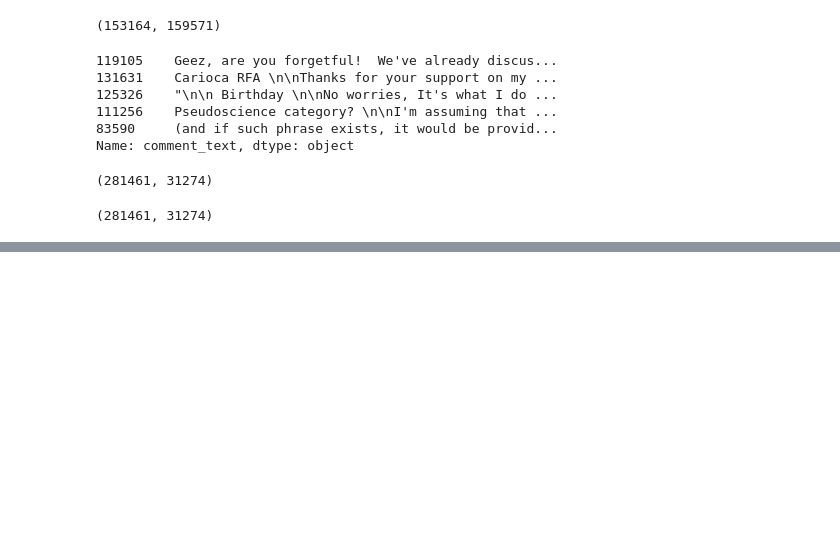
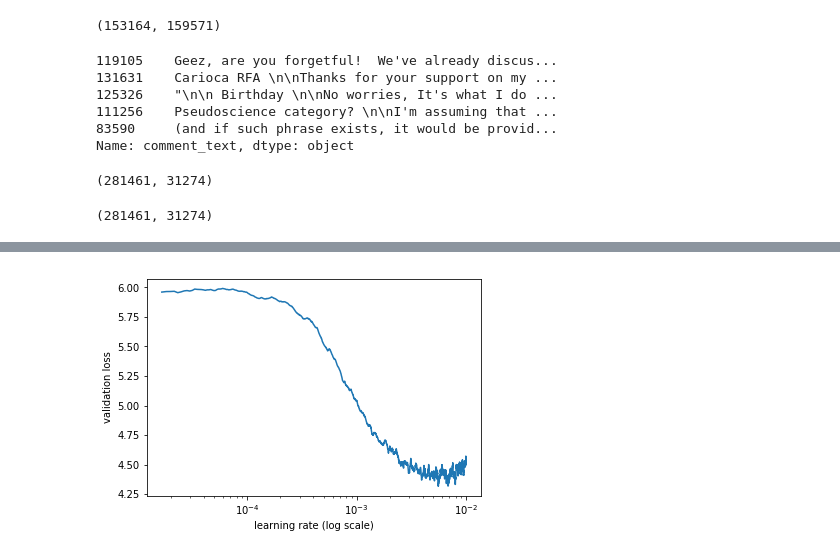
Before and after one commit to Wildebeest/fastai, a Jupyter notebook: courses/dl1/ToxicComments.ipynb, the cells around one changed output, grey strips where cells are left out. Cells and saved outputs as stored; diff of their text form; code cells hidden in the pictures; blank space fills up the shorter version.

```diff
--- a/courses/dl1/ToxicComments.ipynb
+++ b/courses/dl1/ToxicComments.ipynb
@@ -74,0 +223,3 @@ def get_texts(df, n_lbls=1):
+# %%
+vs=len(itos)
+vs,len(trn_lm)
@@ -74,0 +228,12 @@ def get_texts(df, n_lbls=1):
+# %%
+trn_dl = LanguageModelLoader(np.concatenate(trn_lm), bs, bptt)
+val_dl = LanguageModelLoader(np.concatenate(val_lm), bs, bptt)
+md = LanguageModelData(PATH, 1, vs, trn_dl, val_dl, bs=bs, bptt=bptt)
+# %%
+drops = np.array([0.25, 0.1, 0.2, 0.02, 0.15]) * 0.7
+# %%
+learner = md.get_model(opt_fn, em_sz, nh, nl,
+                      dropouti=drops[0], dropout=drops[1], wdrop=drops[2], dropoute=drops[3], dropouth=drops[4])
+learner.metrics = [accuracy]
+learner.freeze_to(-1)
+learner.model.load_state_dict(wgts)
@@ -74,0 +268,4 @@ def get_texts(df, n_lbls=1):
+# %%
+learner.sched.plot()
+# %% [output]
+[figure, added]
```
Also changed, not shown: parts of 35 cells of this notebook.
